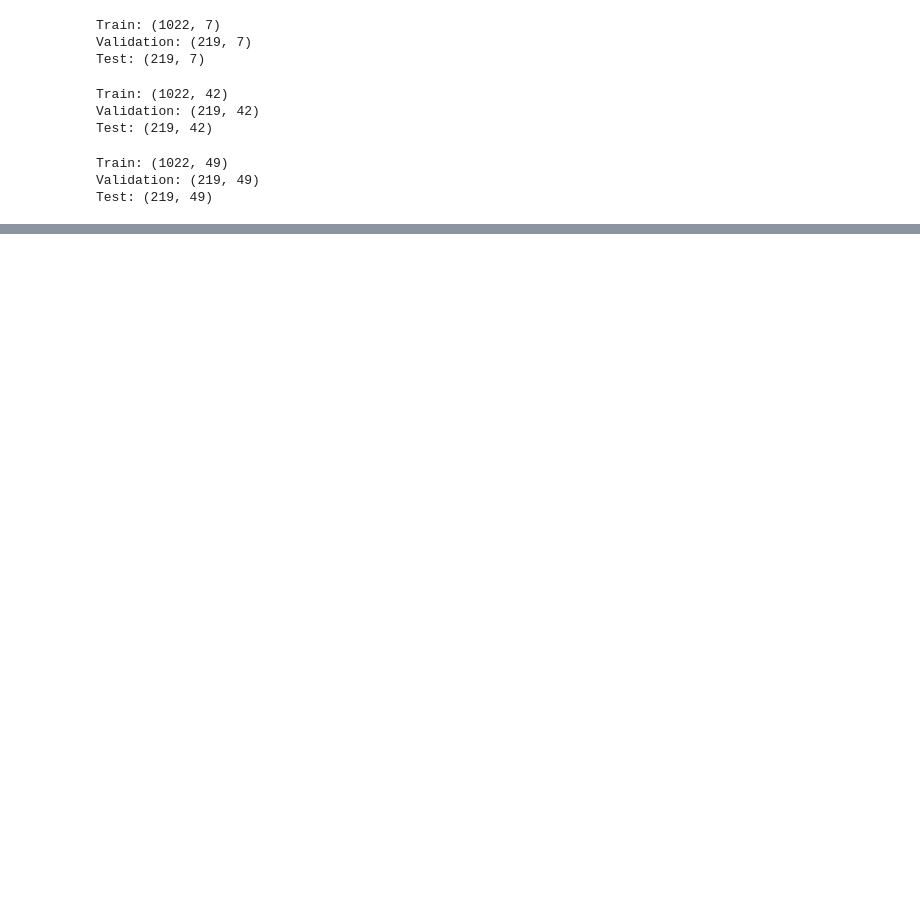
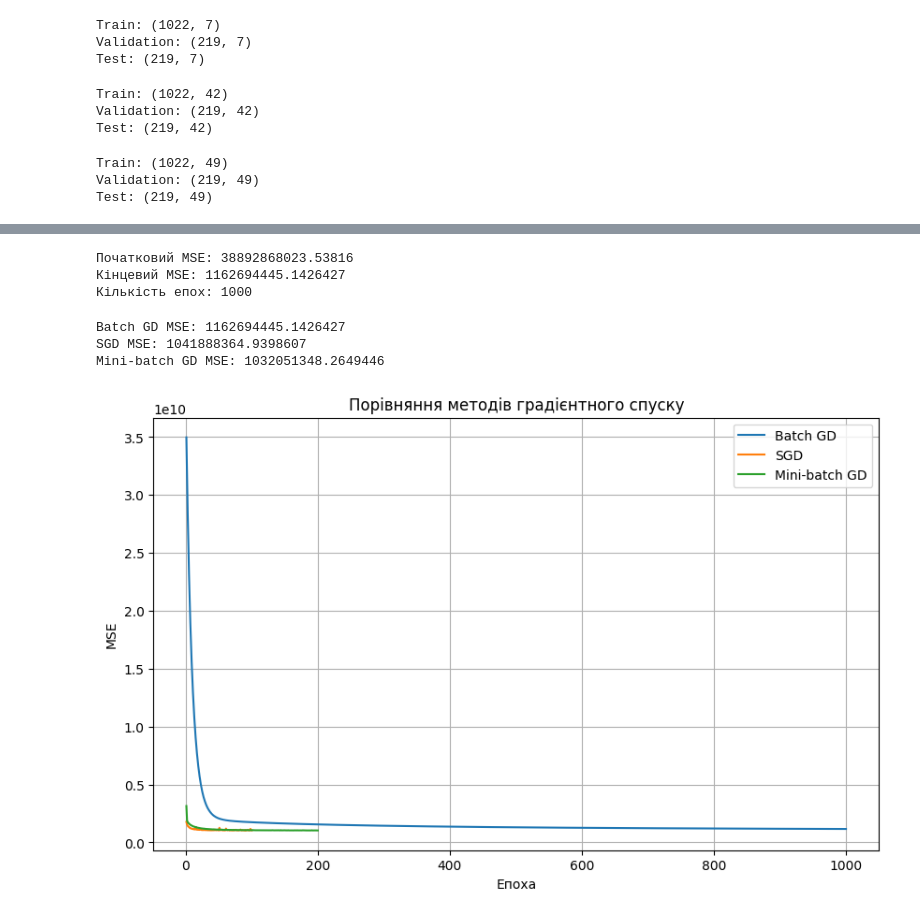
Before and after one commit to DianaTsiurpita/machine-learning, a Jupyter notebook: ML_1_Цюрпіта_Діана.ipynb, the cells around one changed output, grey strips where cells are left out. Cells and saved outputs as stored; diff of their text form; code cells hidden in the pictures; blank space fills up the shorter version.

Commit message:
Завершена роботу №1 з лінійної регресії

```diff
--- a/ML_1_Цюрпіта_Діана.ipynb
+++ b/ML_1_Цюрпіта_Діана.ipynb
@@ -461,0 +479,8 @@ Test: (219, 49)
+# %%
+# Функція обчислення прогнозу лінійної регресії
+def predict(X, w, b):
+    return X @ w + b
+# %%
+# Функція  обчислення середньоквадратичної помилки
+def mse(y_true, y_pred):
+    return np.mean((y_true - y_pred) ** 2)
@@ -461,0 +568,16 @@ Test: (219, 49)
+# %%
+# вчу модель методом Batch Gradient Descent
+w_batch, b_batch, batch_history = batch_gradient_descent(
+    X_train_processed,
+    y_train_np,
+    learning_rate=0.01,
+    epochs=1000
+)
+
+print("Початковий MSE:", initial_mse)
+print("Кінцевий MSE:", batch_history[-1])
+print("Кількість епох:", len(batch_history))
+# %% [output]
+Початковий MSE: 38892868023.53816
+Кінцевий MSE: 1162694445.1426427
+Кількість епох: 1000
@@ -461,0 +652,55 @@ Test: (219, 49)
+# %%
+# Навчає модель методом SGD
+w_sgd, b_sgd, sgd_history = stochastic_gradient_descent(
+    X_train_processed,
+    y_train_np,
+    learning_rate=0.001,
+    epochs=100
+)
+
+# Навчає модель методом Mini-batch GD
+w_mini, b_mini, mini_history = mini_batch_gradient_descent(
+    X_train_processed,
+    y_train_np,
+    learning_rate=0.01,
+    epochs=200,
+    batch_size=32
+)
+
+print("Batch GD MSE:", batch_history[-1])
+print("SGD MSE:", sgd_history[-1])
+print("Mini-batch GD MSE:", mini_history[-1])
+# %% [output]
+Batch GD MSE: 1162694445.1426427
+SGD MSE: 1041888364.9398607
+Mini-batch GD MSE: 1032051348.2649446
+# %%
+# Будує графік зміни MSE для трьох методів
+plt.figure(figsize=(10, 6))
+
+plt.plot(
+    range(1, len(batch_history) + 1),
+    batch_history,
+    label="Batch GD"
+)
+
+plt.plot(
+    range(1, len(sgd_history) + 1),
+    sgd_history,
+    label="SGD"
+)
+
+plt.plot(
+    range(1, len(mini_history) + 1),
+    mini_history,
+    label="Mini-batch GD"
+)
+
+plt.xlabel("Епоха")
+plt.ylabel("MSE")
+plt.title("Порівняння методів градієнтного спуску")
+plt.legend()
+plt.grid(True)
+plt.show()
+# %% [output]
+[figure, added]
```
Also changed, not shown: parts of 31 cells of this notebook.
